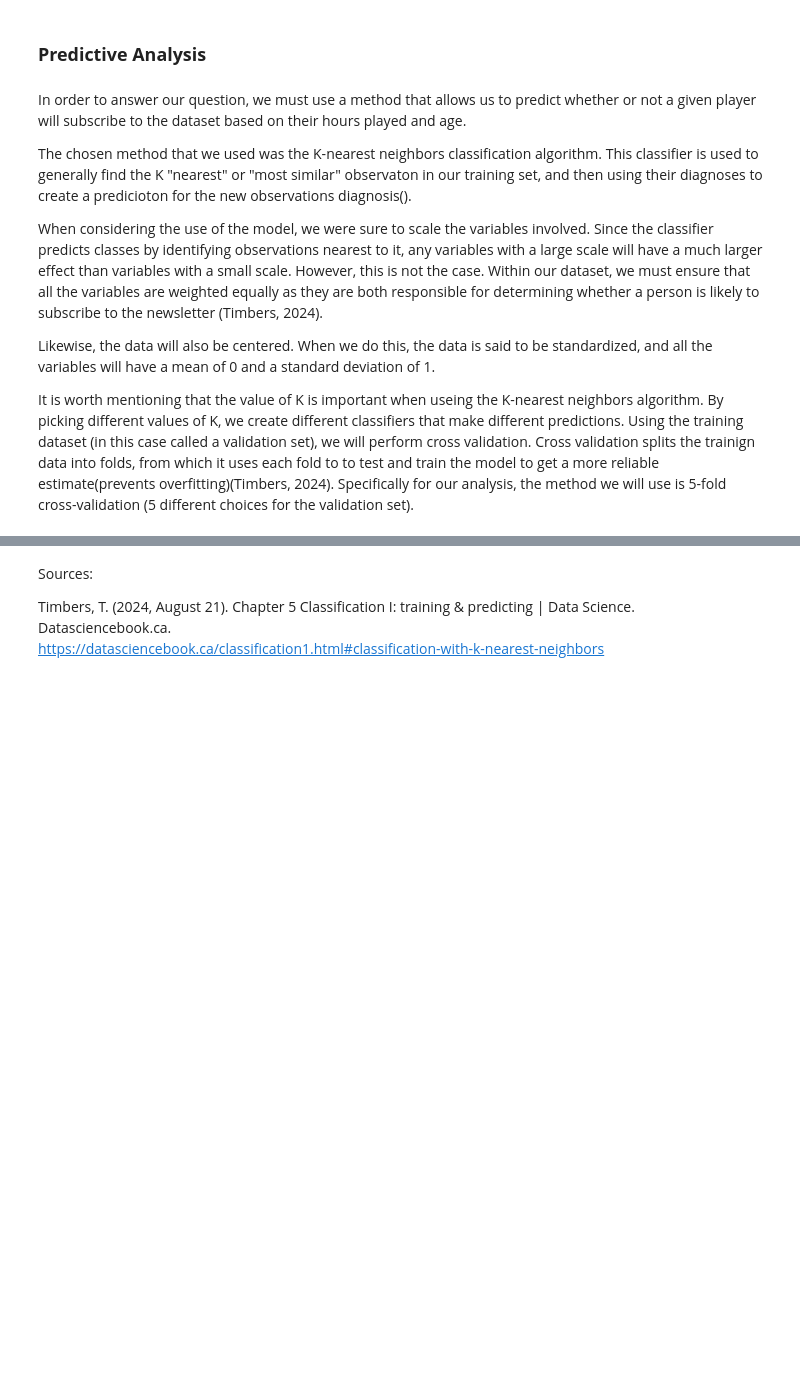
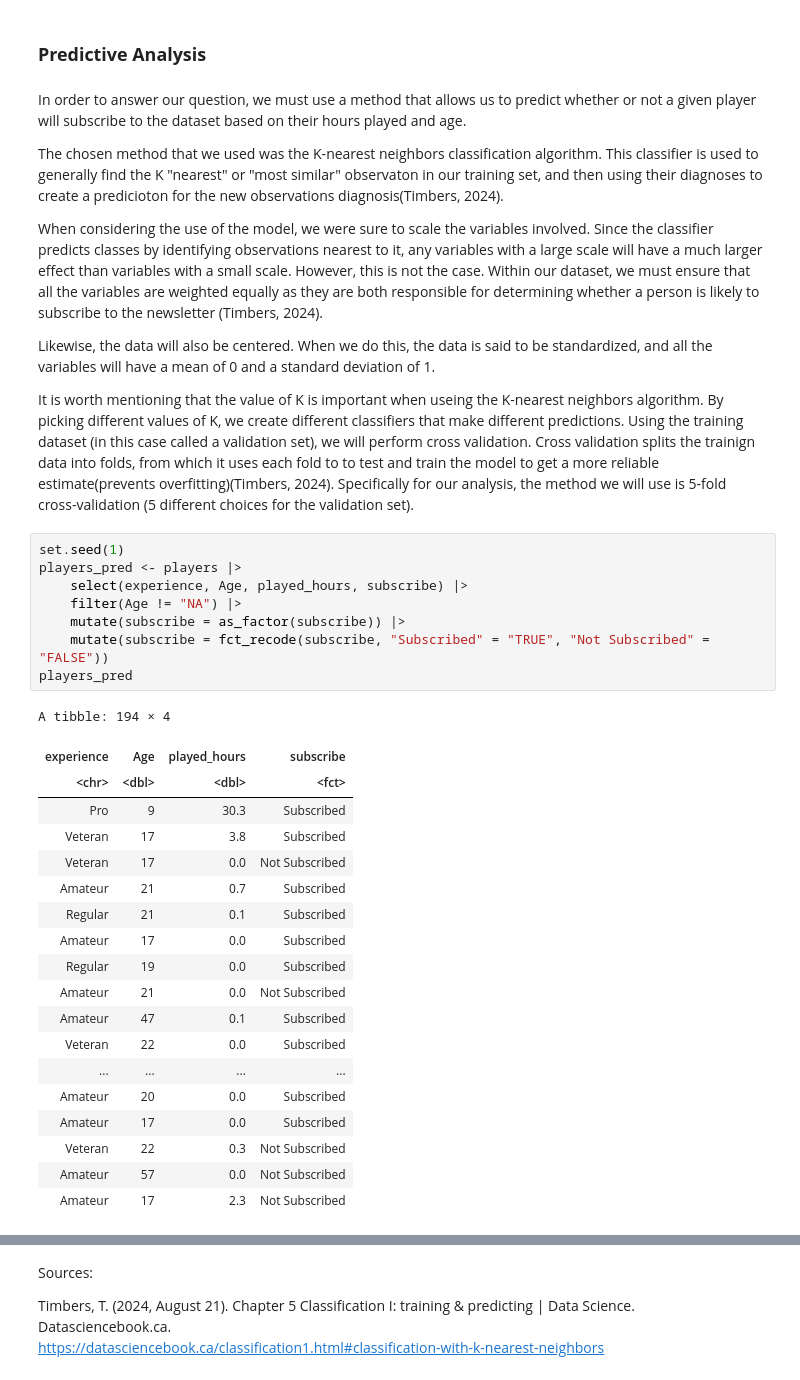
Before and after one commit to ManreetGrewal/group-project-dsci-100-final, a Jupyter notebook: Final Project.ipynb, the cells around one changed output, grey strips where cells are left out. Cells and saved outputs as stored; diff of their text form; blank space fills up the shorter version.

```diff
--- a/Final Project.ipynb
+++ b/Final Project.ipynb
@@ -195,10 +187,38 @@ override using the `.groups` argument.
 # %% [markdown]
 In order to answer our question, we must use a method that allows us to predict whether or not a given player will subscribe to the dataset based on their hours played and age.
 
-The chosen method that we used was the K-nearest neighbors classification algorithm. This classifier is used to generally find the K "nearest" or "most similar" observaton in our training set, and then using their diagnoses to create a predicioton for the new observations diagnosis().
+The chosen method that we used was the K-nearest neighbors classification algorithm. This classifier is used to generally find the K "nearest" or "most similar" observaton in our training set, and then using their diagnoses to create a predicioton for the new observations diagnosis(Timbers, 2024).
 
 When considering the use of the model, we were sure to scale the variables involved. Since the classifier predicts classes by identifying observations nearest to it, any variables with a large scale will have a much larger effect than variables with a small scale. However, this is not the case. Within our dataset, we must ensure that all the variables are weighted equally as they are both responsible for determining whether a person is likely to subscribe to the newsletter (Timbers, 2024).
 
 Likewise, the data will also be centered. When we do this, the data is said to be standardized, and all the variables will have a mean of 0 and a standard deviation of 1.
 
 It is worth mentioning that the value of K is important when useing the K-nearest neighbors algorithm. By picking different values of K, we create different classifiers that make different predictions. Using the training dataset (in this case called a validation set), we will perform cross validation. Cross validation splits the trainign data into folds, from which it uses each fold to to test and train the model to get a more reliable estimate(prevents overfitting)(Timbers, 2024). Specifically for our analysis, the method we will use is 5-fold cross-validation (5 different choices for the validation set).
+# %%
+set.seed(1)
+players_pred <- players |>
+    select(experience, Age, played_hours, subscribe) |>
+    filter(Age != "NA") |>
+    mutate(subscribe = as_factor(subscribe)) |>
+    mutate(subscribe = fct_recode(subscribe, "Subscribed" = "TRUE", "Not Subscribed" = "FALSE"))
+players_pred
+# %% [output]
+A tibble: 194 × 4
+| experience | Age | played_hours | subscribe |
+| <chr> | <dbl> | <dbl> | <fct> |
+| Pro | 9 | 30.3 | Subscribed |
+| Veteran | 17 | 3.8 | Subscribed |
+| Veteran | 17 | 0.0 | Not Subscribed |
+| Amateur | 21 | 0.7 | Subscribed |
+| Regular | 21 | 0.1 | Subscribed |
+| Amateur | 17 | 0.0 | Subscribed |
+| Regular | 19 | 0.0 | Subscribed |
+| Amateur | 21 | 0.0 | Not Subscribed |
+| Amateur | 47 | 0.1 | Subscribed |
+| Veteran | 22 | 0.0 | Subscribed |
+| ... | ... | ... | ... |
+| Amateur | 20 | 0.0 | Subscribed |
+| Amateur | 17 | 0.0 | Subscribed |
+| Veteran | 22 | 0.3 | Not Subscribed |
+| Amateur | 57 | 0.0 | Not Subscribed |
+| Amateur | 17 | 2.3 | Not Subscribed |
```
Also changed, not shown: parts of 11 cells of this notebook.
